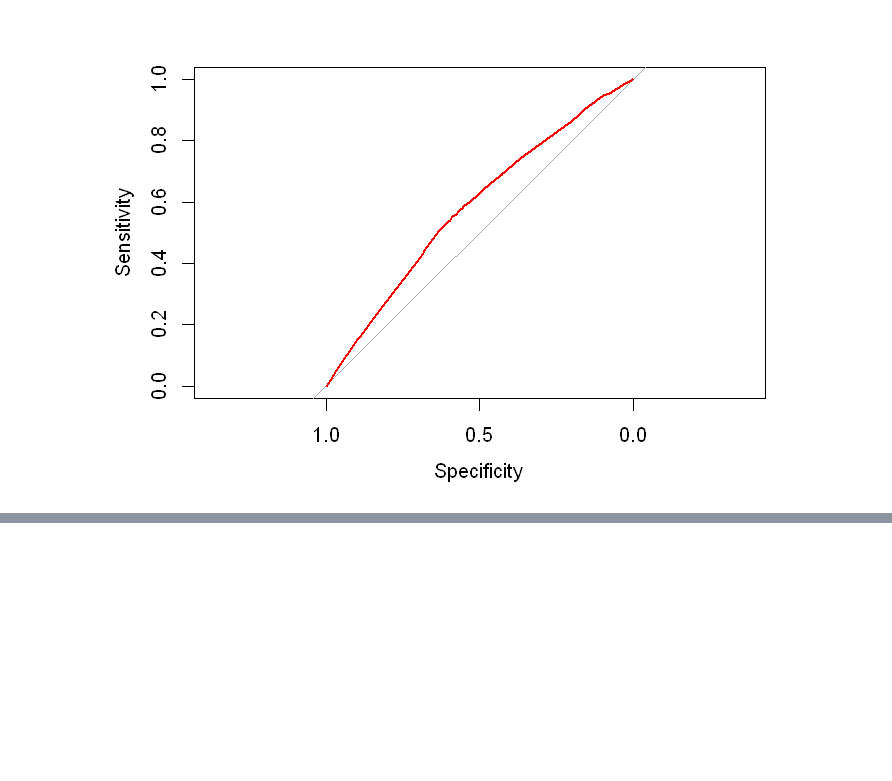
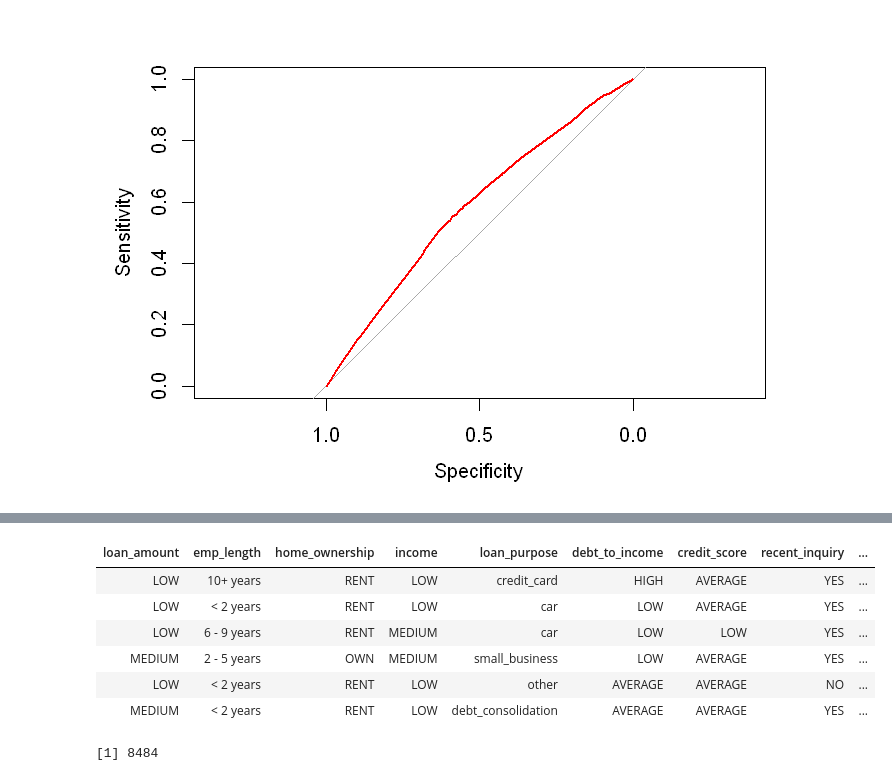
Before and after one commit to KarinRoe/R_datacamp, a Jupyter notebook: SUPERVISED LEARNING IN R CLASSIFICATION.ipynb, the cells around one changed output, grey strips where cells are left out. Drawn from its saved outputs; the diff is of its cells as text; code cells hidden in the pictures; blank space fills up the shorter version.

```diff
--- a/SUPERVISED LEARNING IN R CLASSIFICATION.ipynb
+++ b/SUPERVISED LEARNING IN R CLASSIFICATION.ipynb
@@ -781,0 +877,25 @@ options(repr.plot.width )
+# %%
+loans <- loans[,-1:-3]
+head(loans)
+# %% [output]
+| loan_amount | emp_length | home_ownership | income | loan_purpose | debt_to_income | credit_score | recent_inquiry | ... |
+| LOW | 10+ years | RENT | LOW | credit_card | HIGH | AVERAGE | YES | ... |
+| LOW | < 2 years | RENT | LOW | car | LOW | AVERAGE | YES | ... |
+| LOW | 6 - 9 years | RENT | MEDIUM | car | LOW | LOW | YES | ... |
+| MEDIUM | 2 - 5 years | OWN | MEDIUM | small_business | LOW | AVERAGE | YES | ... |
+| LOW | < 2 years | RENT | LOW | other | AVERAGE | AVERAGE | NO | ... |
+| MEDIUM | < 2 years | RENT | LOW | debt_consolidation | AVERAGE | AVERAGE | YES | ... |
+# %%
+# Determine the number of rows for training
+nrow(loans) * 0.75
+
+# Create a random sample of row IDs
+sample_rows <- sample(nrow(loans), nrow(loans) * 0.75)
+
+# Create the training dataset
+loans_train <- loans[sample_rows,]
+
+# Create the test dataset
+loans_test <- loans[-sample_rows,]
+# %% [output]
+[1] 8484
```
Also changed, not shown: parts of 19 cells of this notebook.
